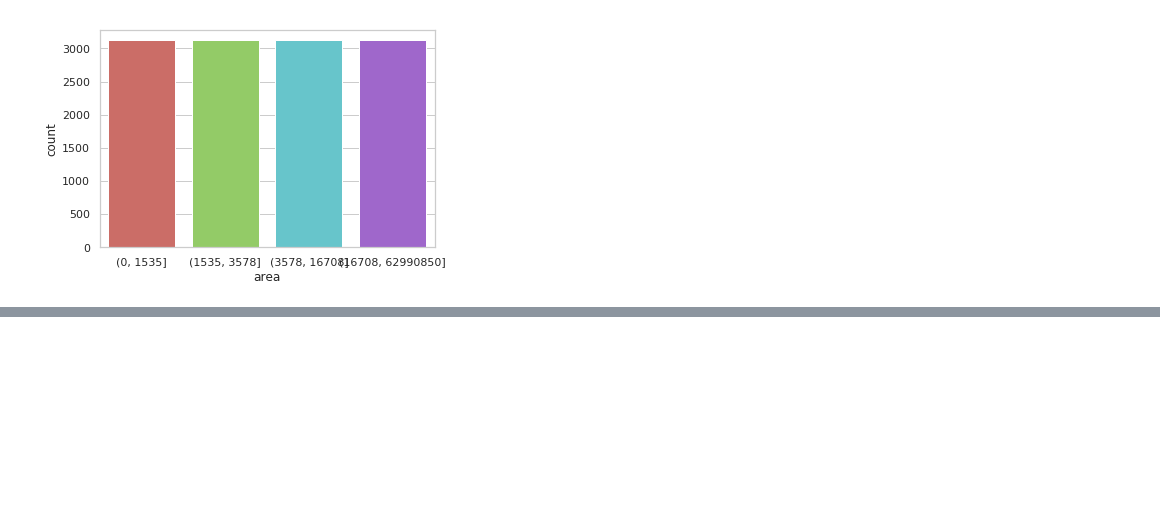
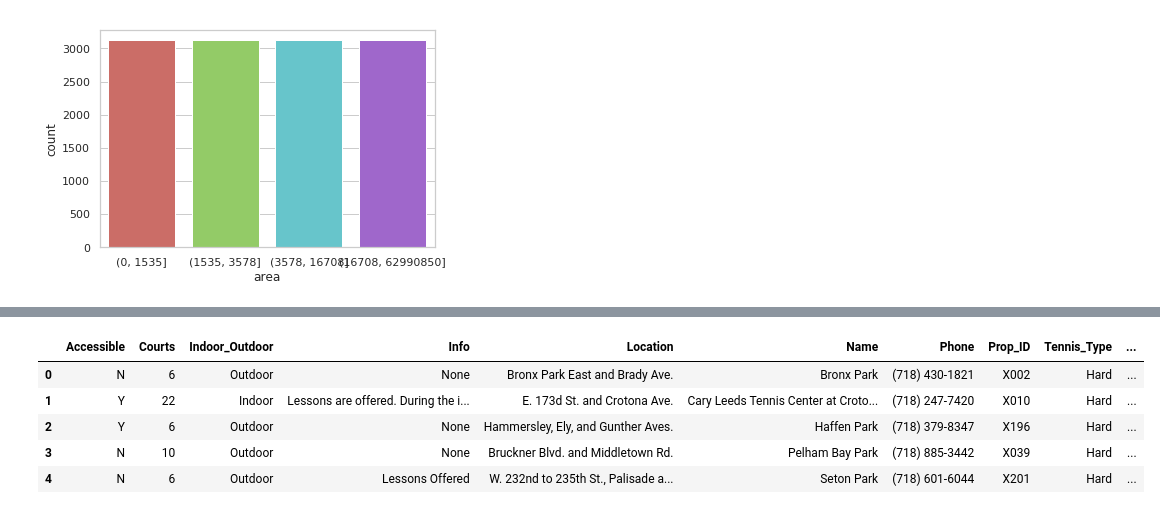
Before and after one commit to rohuniyer/How-greenspace-makes-the-green, a Jupyter notebook: greenspace.ipynb, the cells around one changed output, grey strips where cells are left out. Saved outputs shown, nothing was run; the diff lists cells and outputs as text; code cells hidden in the pictures; blank space fills up the shorter version.

```diff
--- a/greenspace.ipynb
+++ b/greenspace.ipynb
@@ -63,0 +152,17 @@ pz.head()
+# %%
+tennis=pd.read_json("/nfshome"+"/cl4855"+"/ADS"+"/How-greenspace-makes-the-green"+"/Parks Zones"+"/DPR_Tennis_001.json")
+# %%
+tennis.dropna()
+tennis['lonlat']=list(zip(tennis.lon,tennis.lat))
+tennis['geometry']=tennis[['lonlat']].applymap(lambda x:shapely.geometry.Point(x))
+tennis=gpd.GeoDataFrame(tennis)
+tennis.crs = from_epsg(4326)
+# %%
+tennis.head()
+# %% [output]
+|  | Accessible | Courts | Indoor_Outdoor | Info | Location | Name | Phone | Prop_ID | Tennis_Type | ... |
+| 0 | N | 6 | Outdoor | None | Bronx Park East and Brady Ave. | Bronx Park | (718) 430-1821 | X002 | Hard | ... |
+| 1 | Y | 22 | Indoor | Lessons are offered. During the i... | E. 173d St. and Crotona Ave. | Cary Leeds Tennis Center at Croto... | (718) 247-7420 | X010 | Hard | ... |
+| 2 | Y | 6 | Outdoor | None | Hammersley, Ely, and Gunther Aves. | Haffen Park | (718) 379-8347 | X196 | Hard | ... |
+| 3 | N | 10 | Outdoor | None | Bruckner Blvd. and Middletown Rd. | Pelham Bay Park | (718) 885-3442 | X039 | Hard | ... |
+| 4 | N | 6 | Outdoor | Lessons Offered | W. 232nd to 235th St., Palisade a... | Seton Park | (718) 601-6044 | X201 | Hard | ... |
```
Also changed, not shown: parts of 21 cells of this notebook, 6 other files.
